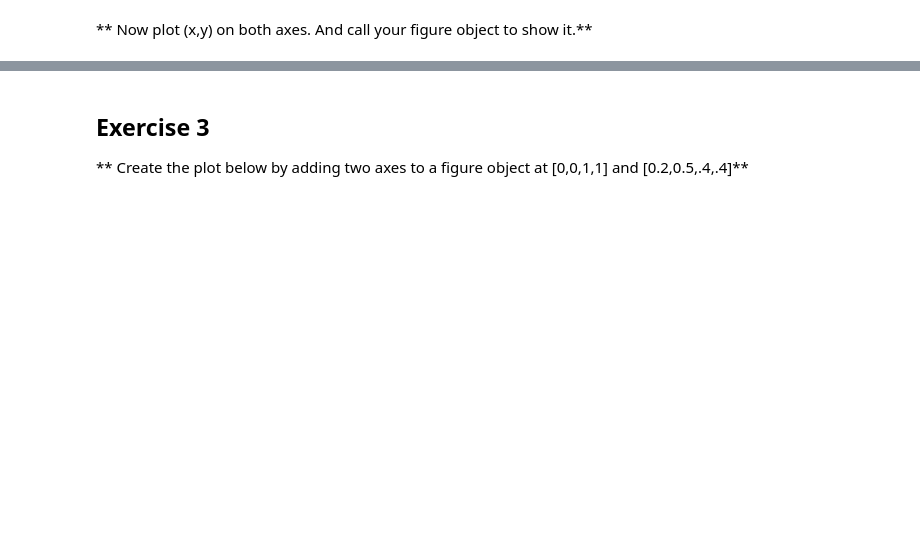
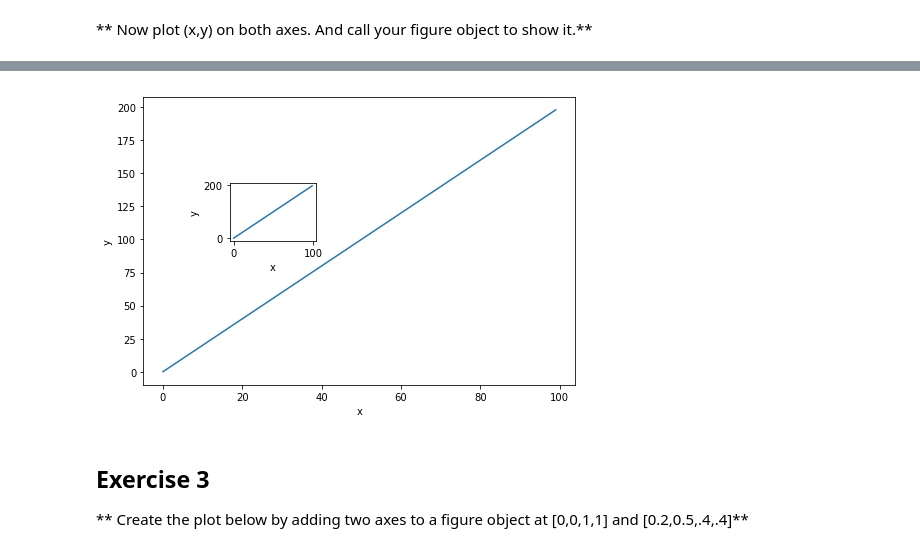
Before and after one commit to RohitPatilRRP/Python-for-Data-Science-and-Machine-Learning-Bootcamp---Udemy, a Jupyter notebook: Python-for-Data-Visualization/Matplotlib/Matplotlib Exercises .ipynb, the cells around one changed output, grey strips where cells are left out. Saved outputs shown, nothing was run; the diff lists cells and outputs as text; code cells hidden in the pictures; blank space fills up the shorter version.

```diff
--- a/Python-for-Data-Visualization/Matplotlib/Matplotlib Exercises .ipynb
+++ b/Python-for-Data-Visualization/Matplotlib/Matplotlib Exercises .ipynb
@@ -48,3 +57,16 @@ z = x**2
+# %%
+ax1.plot(x,y)
+ax1.set_xlabel('x')
+ax1.set_ylabel('y')
+
+
+ax2.plot(x,y)
+ax2.set_xlabel('x')
+ax2.set_ylabel('y')
+
+fig # Show figure object
+# %% [output]
+[figure, added]
 # %% [markdown]
 ## Exercise 3
 
```
Also changed, not shown: parts of 16 cells of this notebook.
